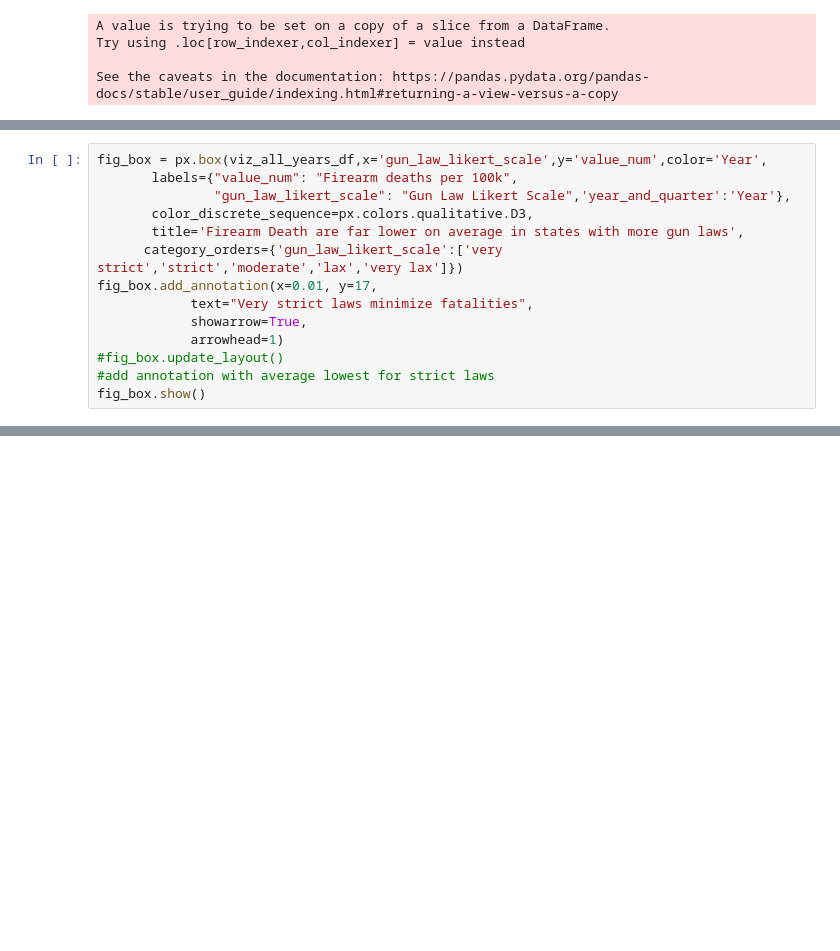
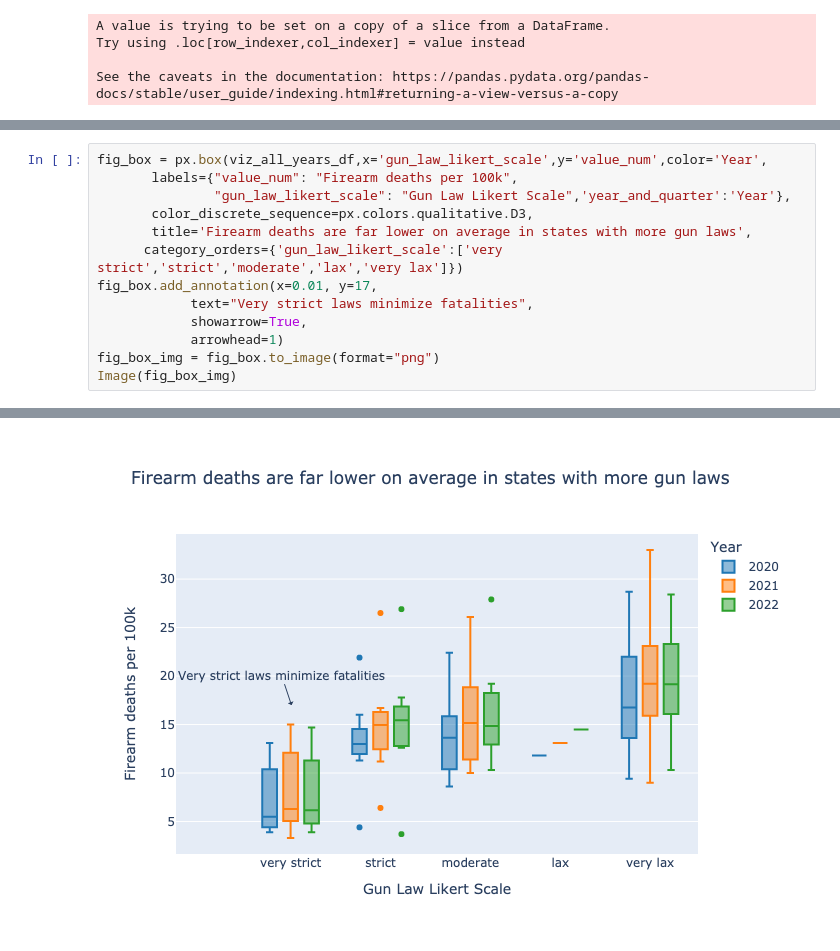
Before and after one commit to jforster19/Data608, a Jupyter notebook: Data Story 3 Draft.ipynb, the cells around one changed output, grey strips where cells are left out. Drawn from its saved outputs; the diff is of its cells as text; blank space fills up the shorter version.

```diff
--- a/Data Story 3 Draft.ipynb
+++ b/Data Story 3 Draft.ipynb
@@ -269,13 +272,12 @@ fig_box = px.box(viz_all_years_df,x='gun_law_likert_scale',y='value_num',color='
        labels={"value_num": "Firearm deaths per 100k",
                "gun_law_likert_scale": "Gun Law Likert Scale",'year_and_quarter':'Year'},
        color_discrete_sequence=px.colors.qualitative.D3,
-       title='Firearm Death are far lower on average in states with more gun laws',
+       title='Firearm deaths are far lower on average in states with more gun laws',
       category_orders={'gun_law_likert_scale':['very strict','strict','moderate','lax','very lax']})
 fig_box.add_annotation(x=0.01, y=17,
             text="Very strict laws minimize fatalities",
             showarrow=True,
             arrowhead=1)
-#fig_box.update_layout()
-#add annotation with average lowest for strict laws
-fig_box.show()
+fig_box_img = fig_box.to_image(format="png")
+Image(fig_box_img)
 # %% [output]
@@ -282,0 +284 @@ fig_box.show()
+[figure, added]
```
Also changed, not shown: parts of 9 cells of this notebook.
